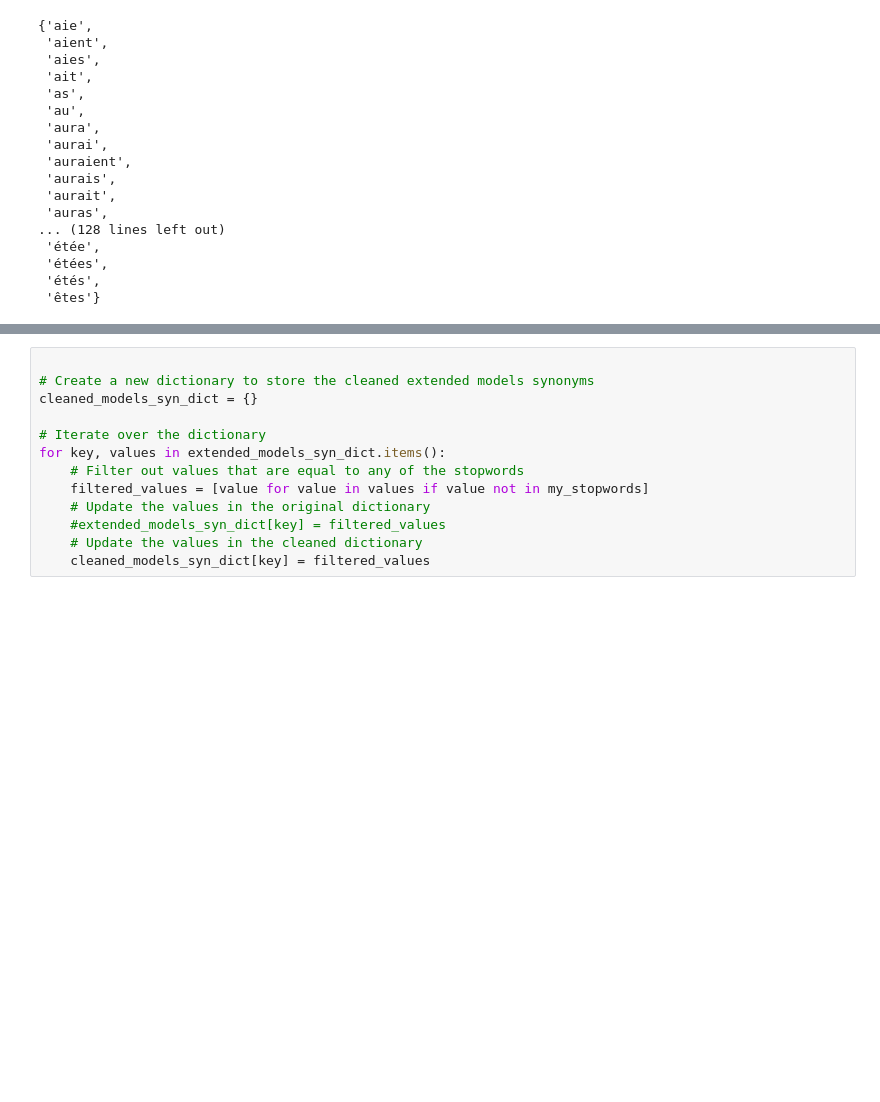
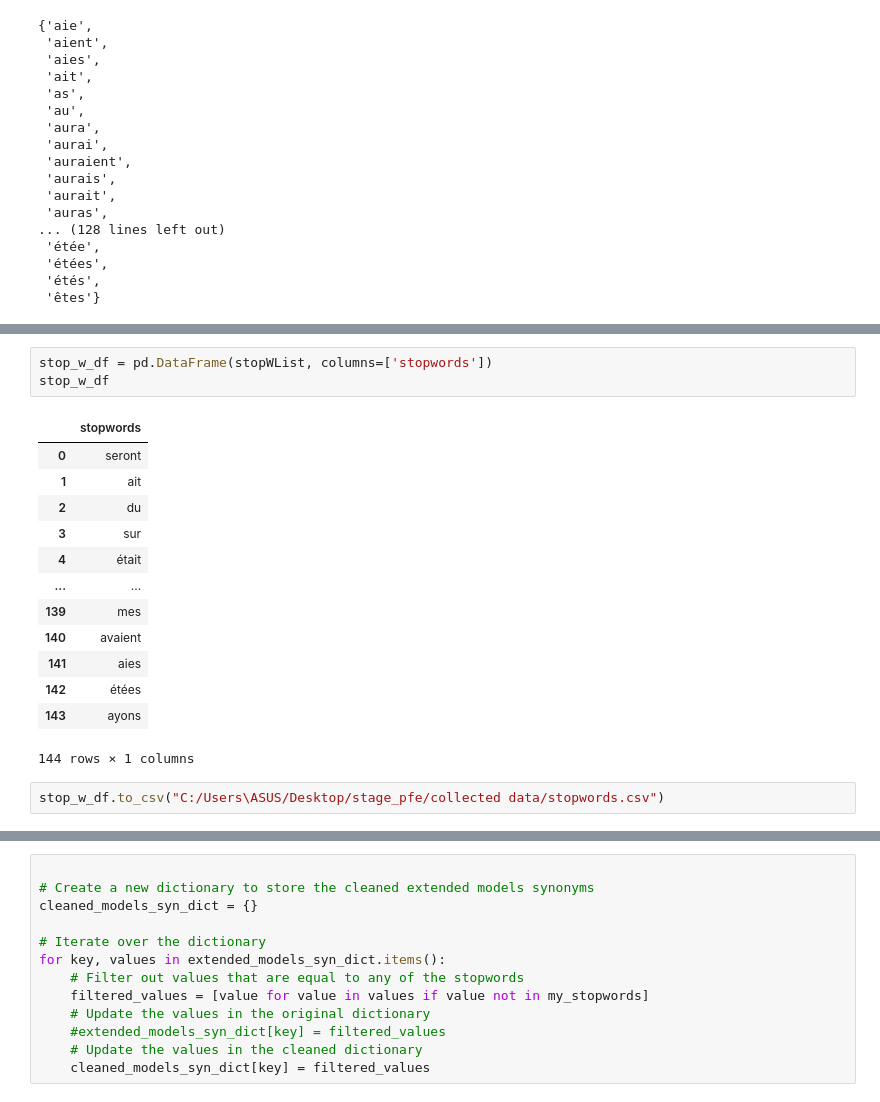
Before and after one commit to wafa-meddeb/projet-SEO, a Jupyter notebook: version0_pfe.ipynb, the cells around one changed output, grey strips where cells are left out. Saved outputs shown, nothing was run; the diff lists cells and outputs as text; blank space fills up the shorter version.

```diff
--- a/version0_pfe.ipynb
+++ b/version0_pfe.ipynb
@@ -1853,3 +1864,22 @@ none
+# %%
+stop_w_df = pd.DataFrame(stopWList, columns=['stopwords'])
+stop_w_df
+# %% [output]
+|  | stopwords |
+| 0 | seront |
+| 1 | ait |
+| 2 | du |
+| 3 | sur |
+| 4 | était |
+| ... | ... |
+| 139 | mes |
+| 140 | avaient |
+| 141 | aies |
+| 142 | étées |
+| 143 | ayons |
+144 rows × 1 columns
+# %%
+stop_w_df.to_csv("C:/Users\ASUS/Desktop/stage_pfe/collected data/stopwords.csv")
 # %%
 # Write my_stopwords to a txt file
 with open('my_stopwords.txt', 'w') as file:
```
Also changed, not shown: parts of 10 cells of this notebook.
